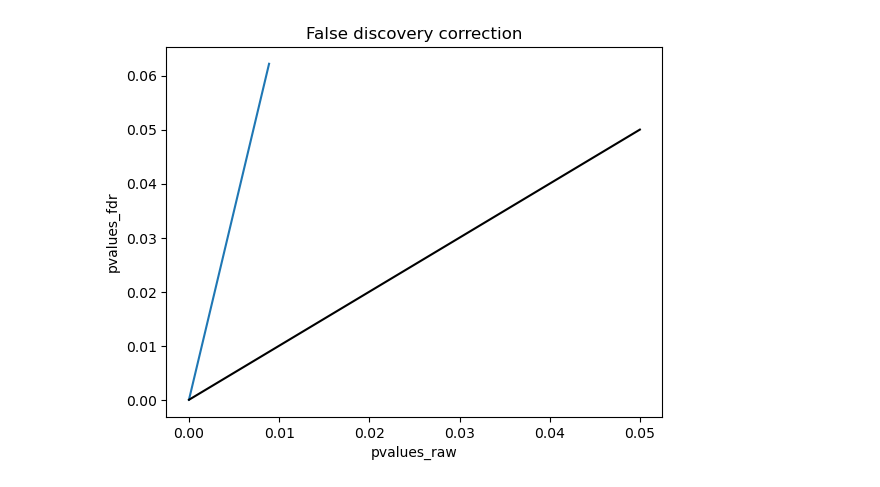
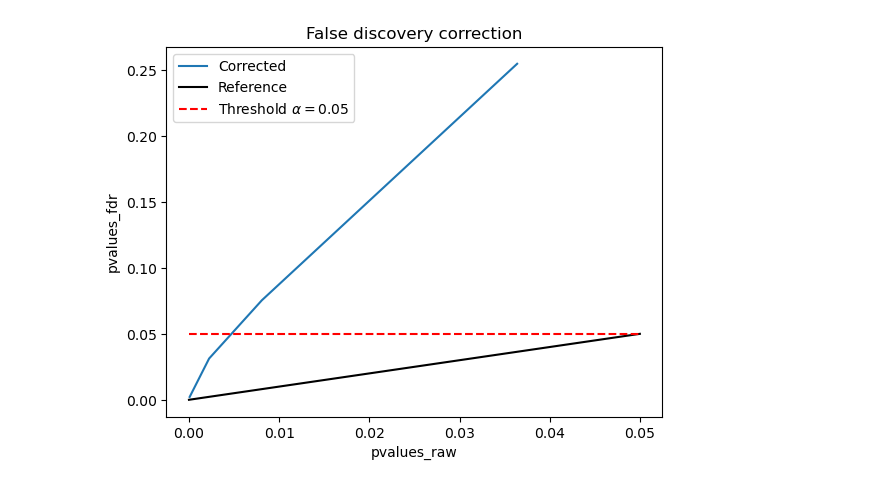
Before and after one commit to jonathan-legrand/bold-dementia, a Jupyter notebook: notebooks/visualize_block_networks.ipynb, the cells around one changed output. Saved outputs shown, nothing was run; the diff lists cells and outputs as text; code cells hidden in the pictures.

```diff
--- a/notebooks/visualize_block_networks.ipynb
+++ b/notebooks/visualize_block_networks.ipynb
@@ -50,11 +38,25 @@ resdf_pv.loc[:, "beta_AD"]
 # %%
-sns.lineplot(resdf[resdf.pvalues_raw < ALPHA], x="pvalues_raw", y="pvalues_fdr")
 x = np.linspace(0, ALPHA, 100)
-plt.plot(x, x, color="black")
+
+sns.lineplot(
+    resdf[resdf.pvalues_raw <= ALPHA].sort_values(by="pvalues_raw"),
+    x="pvalues_raw", y="pvalues_fdr", label="Corrected",
+    markers="x"
+)
+plt.plot(x, x, color="black", label="Reference")
+plt.hlines(
+    y=ALPHA,
+    xmin=0,
+    xmax=ALPHA,
+    colors="red",
+    label=f"Threshold $\\alpha = {ALPHA}$",
+    linestyles="--"
+)
 plt.title(f"False discovery correction")
+plt.legend()
 plt.show()
 # %% [output]
-[figure, old version]
+[figure, new version]
 # %%
 span = max(
     resdf["thresholded_beta"].min().__abs__(),
```
Also changed, not shown: parts of 6 cells of this notebook.
